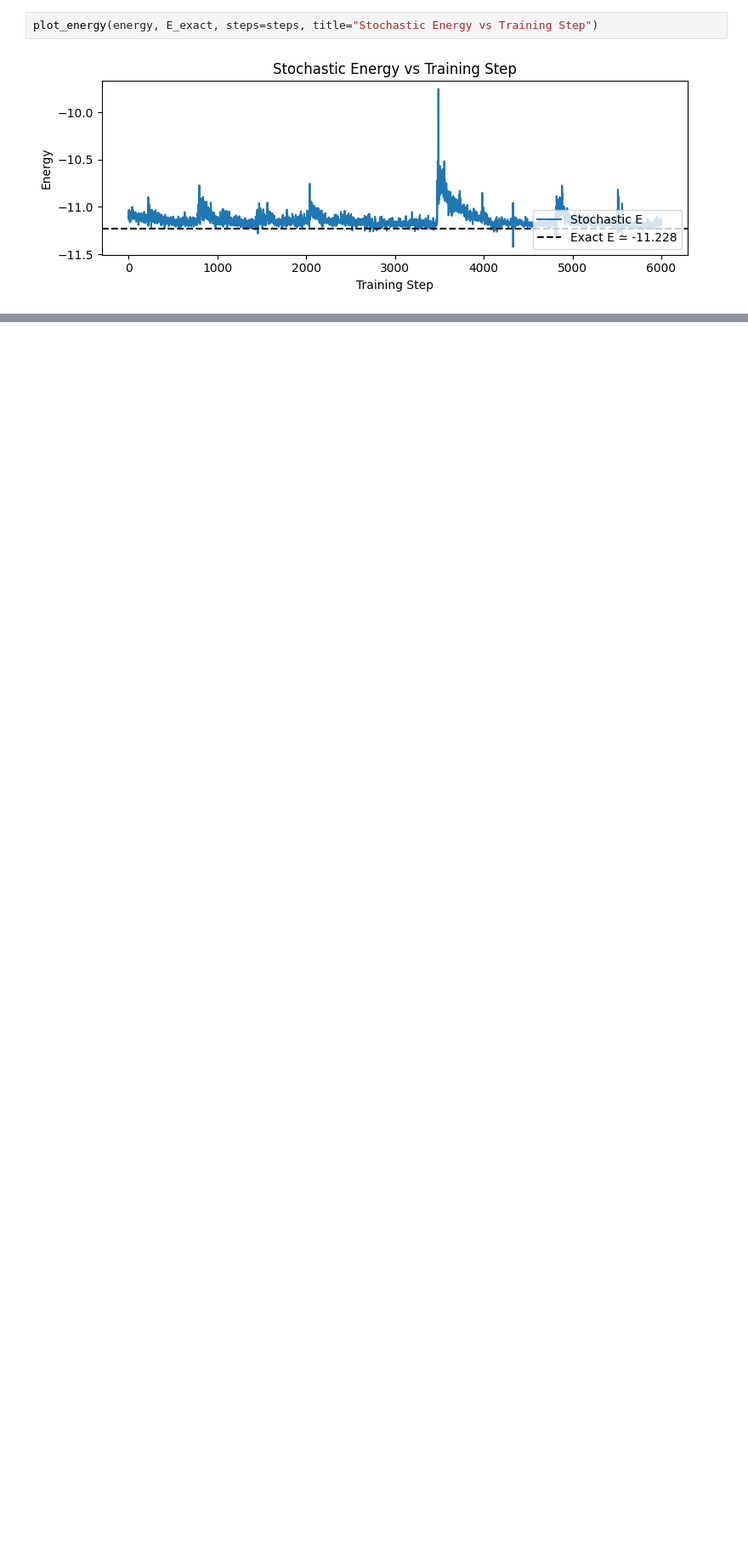
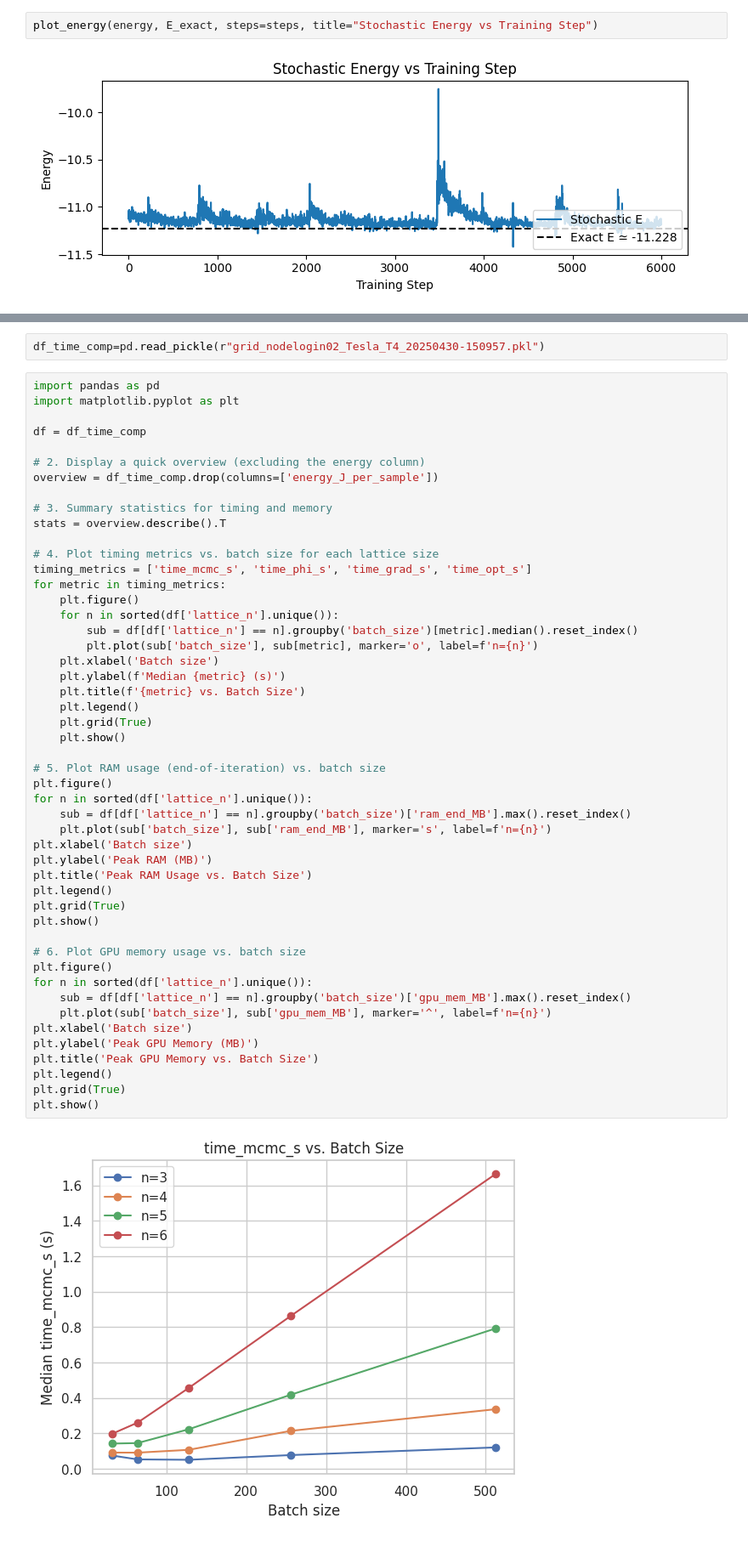
Before and after one commit to StefanoTroffa/thesis_MSc, a Jupyter notebook: second_notebook_win_generalization_6x6.ipynb, the cells around one changed output, grey strips where cells are left out. Shown at 85% size. Drawn from its saved outputs; the diff is of its cells as text; blank space fills up the shorter version.

```diff
--- a/second_notebook_win_generalization_6x6.ipynb
+++ b/second_notebook_win_generalization_6x6.ipynb
@@ -1812,0 +1815,53 @@ plot_deviation(mag=run_maybe_lost['training/staggered_magnetization_absv2'].valu
+# %%
+df_time_comp=pd.read_pickle(r"grid_nodelogin02_Tesla_T4_20250430-150957.pkl")
+# %%
+import pandas as pd
+import matplotlib.pyplot as plt
+
+df = df_time_comp
+
+# 2. Display a quick overview (excluding the energy column)
+overview = df_time_comp.drop(columns=['energy_J_per_sample'])
+
+# 3. Summary statistics for timing and memory
+stats = overview.describe().T
+
+# 4. Plot timing metrics vs. batch size for each lattice size
+timing_metrics = ['time_mcmc_s', 'time_phi_s', 'time_grad_s', 'time_opt_s']
+for metric in timing_metrics:
+    plt.figure()
+    for n in sorted(df['lattice_n'].unique()):
+        sub = df[df['lattice_n'] == n].groupby('batch_size')[metric].median().reset_index()
+        plt.plot(sub['batch_size'], sub[metric], marker='o', label=f'n={n}')
+    plt.xlabel('Batch size')
+    plt.ylabel(f'Median {metric} (s)')
+    plt.title(f'{metric} vs. Batch Size')
+    plt.legend()
+    plt.grid(True)
+    plt.show()
+
+# 5. Plot RAM usage (end-of-iteration) vs. batch size
+plt.figure()
+for n in sorted(df['lattice_n'].unique()):
+    sub = df[df['lattice_n'] == n].groupby('batch_size')['ram_end_MB'].max().reset_index()
+    plt.plot(sub['batch_size'], sub['ram_end_MB'], marker='s', label=f'n={n}')
+plt.xlabel('Batch size')
+plt.ylabel('Peak RAM (MB)')
+plt.title('Peak RAM Usage vs. Batch Size')
+plt.legend()
+plt.grid(True)
+plt.show()
+
+# 6. Plot GPU memory usage vs. batch size
+plt.figure()
+for n in sorted(df['lattice_n'].unique()):
+    sub = df[df['lattice_n'] == n].groupby('batch_size')['gpu_mem_MB'].max().reset_index()
+    plt.plot(sub['batch_size'], sub['gpu_mem_MB'], marker='^', label=f'n={n}')
+plt.xlabel('Batch size')
+plt.ylabel('Peak GPU Memory (MB)')
+plt.title('Peak GPU Memory vs. Batch Size')
+plt.legend()
+plt.grid(True)
+plt.show()
+# %% [output]
+[figure, added]
```
Also changed, not shown: parts of 4 cells of this notebook, 1 other file.
